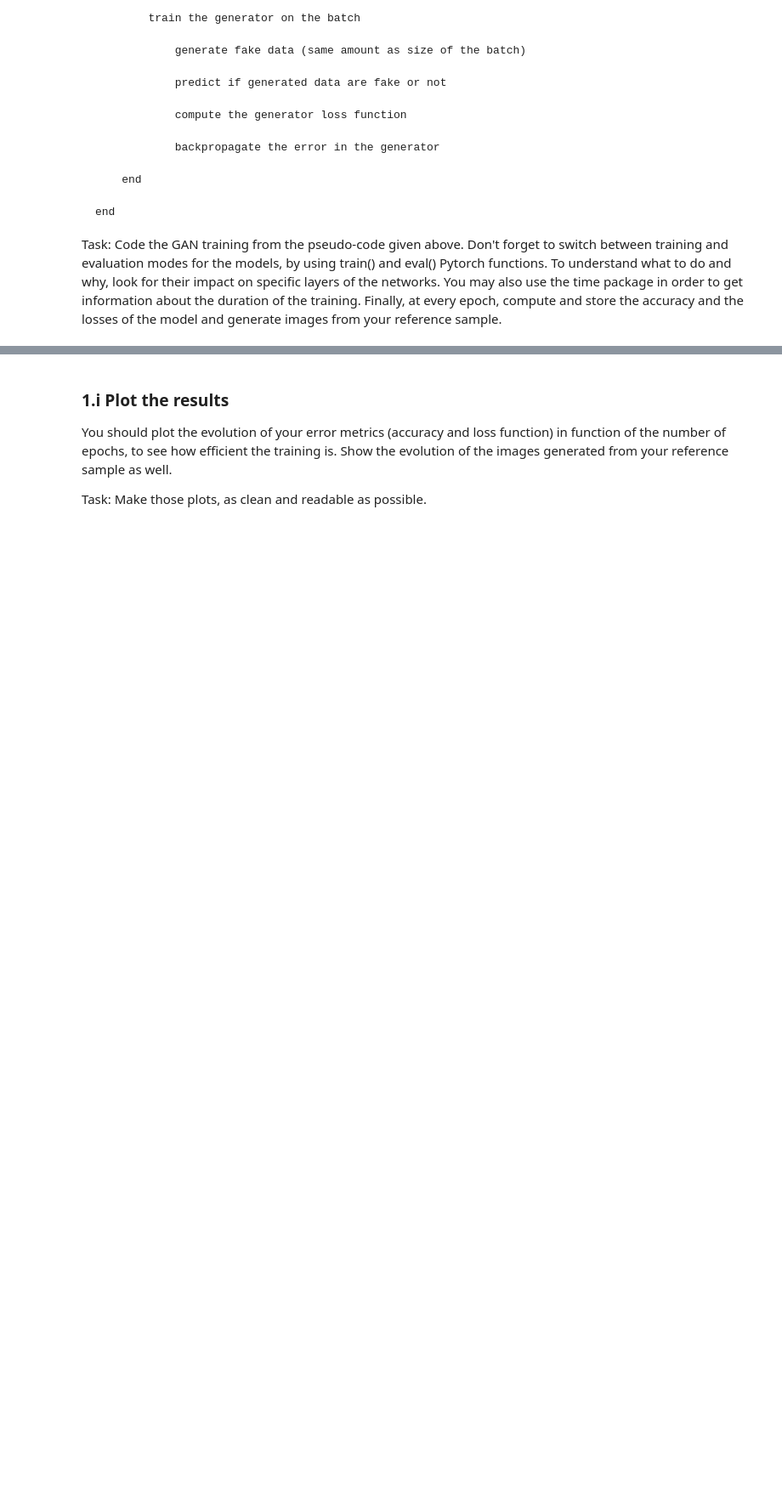
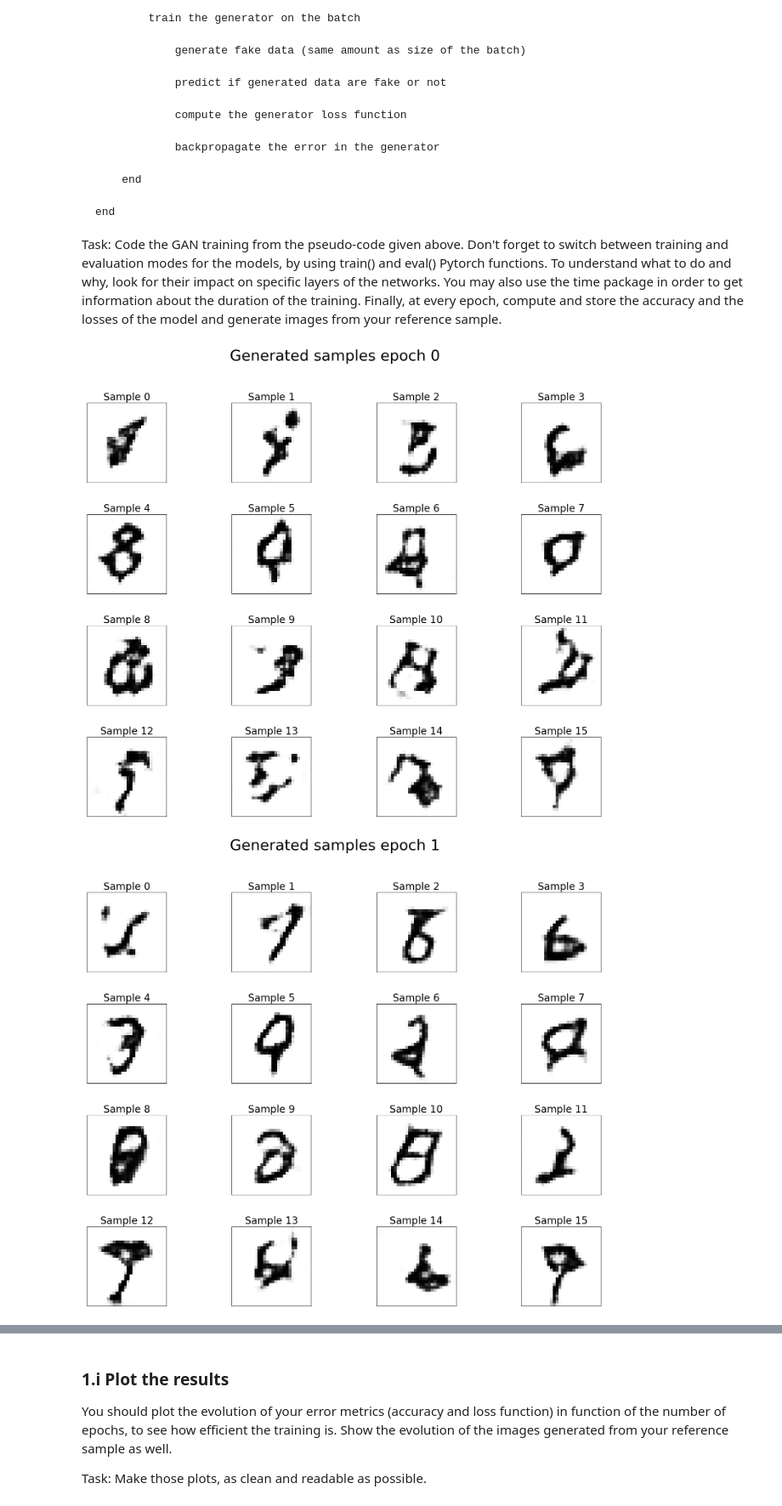
Before and after one commit to mathjacob/LINMA2472-HW3, a Jupyter notebook: hw3_part1_v2.ipynb, the cells around one changed output, grey strips where cells are left out. Shown at 85% size. Saved outputs shown, nothing was run; the diff lists cells and outputs as text; code cells hidden in the pictures; blank space fills up the shorter version.

```diff
--- a/hw3_part1_v2.ipynb
+++ b/hw3_part1_v2.ipynb
@@ -503,7 +503,7 @@ for i, data in enumerate(train_loader):
     # Discriminator predictions for real data
     disc_outputs_real = discriminator(x_real)
     y_real = torch.ones(batch_size,1)
-    disc_loss_real = loss_function_gan(y_real, disc_outputs_real)
+    disc_loss_real = loss_function_gan(disc_outputs_real, y_real)
     disc_loss += disc_loss_real
 
     train_acc_stat += computeGANAccuracy(disc_outputs_real, y_real)
@@ -512,7 +512,7 @@ for i, data in enumerate(train_loader):
     # Discriminator predictions for fake data
     disc_outputs_fake = discriminator(x_fake_disc)
     y_fake = torch.zeros(batch_size,1)
-    disc_loss_fake = loss_function_gan(y_fake, disc_outputs_fake)
+    disc_loss_fake = loss_function_gan(disc_outputs_fake, y_fake)
     disc_loss += disc_loss_fake
 
     disc_loss_stat += disc_loss.detach().numpy()
@@ -525,6 +525,6 @@ for i, data in enumerate(train_loader):
 
     disc_outputs_fake2 = discriminator(x_fake)
     y_fake_gen = torch.ones(batch_size,1)
-    gen_loss = loss_function_gan(y_fake_gen, disc_outputs_fake2)   # "opposite" of the loss of the discriminator
+    gen_loss = loss_function_gan(disc_outputs_fake2, y_fake_gen)   # "opposite" of the loss of the discriminator
 
     gen_loss_stat += gen_loss.detach().numpy()
@@ -624,6 +624,8 @@ Task: Code the GAN training from the pseudo-code given above. Don't forget to sw
 # Training of the GAN
 
 # TO COMPLETE
+
+# Mathieu : this cell takes about one hour to run on my laptop (which is not unexpectedly slow), be patient...
 
 for epoch in range(num_epochs_gan):
 
@@ -652,7 +654,7 @@ for epoch in range(num_epochs_gan):
         # Discriminator predictions for real data
         disc_outputs_real = discriminator(x_real)
         y_real = torch.ones(batch_size,1)
-        disc_loss_real = loss_function_gan(y_real, disc_outputs_real)
+        disc_loss_real = loss_function_gan(disc_outputs_real, y_real)
         disc_loss += disc_loss_real
 
         train_acc_stat += computeGANAccuracy(disc_outputs_real, y_real)
@@ -661,7 +663,7 @@ for epoch in range(num_epochs_gan):
         # Discriminator predictions for fake data
         disc_outputs_fake = discriminator(x_fake_disc)
         y_fake = torch.zeros(batch_size,1)
-        disc_loss_fake = loss_function_gan(y_fake, disc_outputs_fake)
+        disc_loss_fake = loss_function_gan(disc_outputs_fake, y_fake)
         disc_loss += disc_loss_fake
 
         disc_loss_stat += disc_loss.detach().numpy()
@@ -677,7 +679,7 @@ for epoch in range(num_epochs_gan):
 
         disc_outputs_fake2 = discriminator(x_fake)
         y_fake_gen = torch.ones(batch_size,1)
-        gen_loss = loss_function_gan(y_fake_gen, disc_outputs_fake2)   # "opposite" of the loss of the discriminator
+        gen_loss = loss_function_gan(disc_outputs_fake2, y_fake_gen)   # "opposite" of the loss of the discriminator
 
         gen_loss_stat += gen_loss.detach().numpy()
 
@@ -697,30 +699,34 @@ for epoch in range(num_epochs_gan):
     discriminator.eval()
     generator.eval()
 
     for i,data in enumerate(test_loader):
         # Real data
         x_real, labels = data
         x_real = x_real.to(device)
 
         # Fake data
         latent_vector_disc = torch.randn(batch_size, dim_latent_space)
         x_fake_disc = generator(latent_vector_disc)
 
 
         # Discriminator predictions for real test data
         disc_outputs_real = discriminator(x_real)
         y_real = torch.ones(batch_size,1)
 
         test_acc_stat += computeGANAccuracy(disc_outputs_real, y_real)
 
 
         # Discriminator predictions for fake data
         disc_outputs_fake = discriminator(x_fake_disc)
         y_fake = torch.zeros(batch_size,1)
 
         test_acc_stat += computeGANAccuracy(disc_outputs_fake, y_fake)
 
     test_acc_stat_array = np.append(test_acc_stat_array, test_acc_stat/(2*n_batches_total_test))
 
     # Reference vectors
+    x_ref_epochs.append(generator(latent_vector_ref).detach())
     showImages(generator(latent_vector_ref).detach(), generated = True, epoch = epoch)
+# %% [output]
+[figure, added]
+[figure, added]
```
Also changed, not shown: parts of 8 cells of this notebook.
